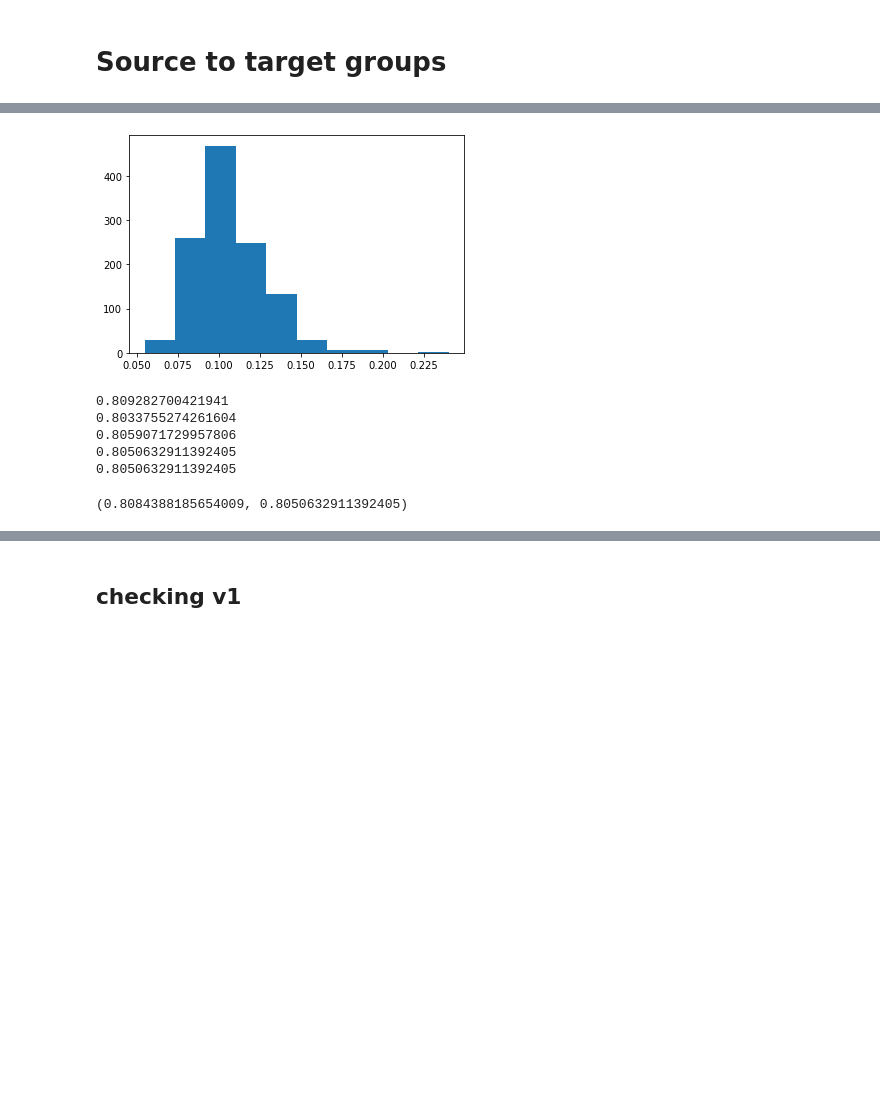
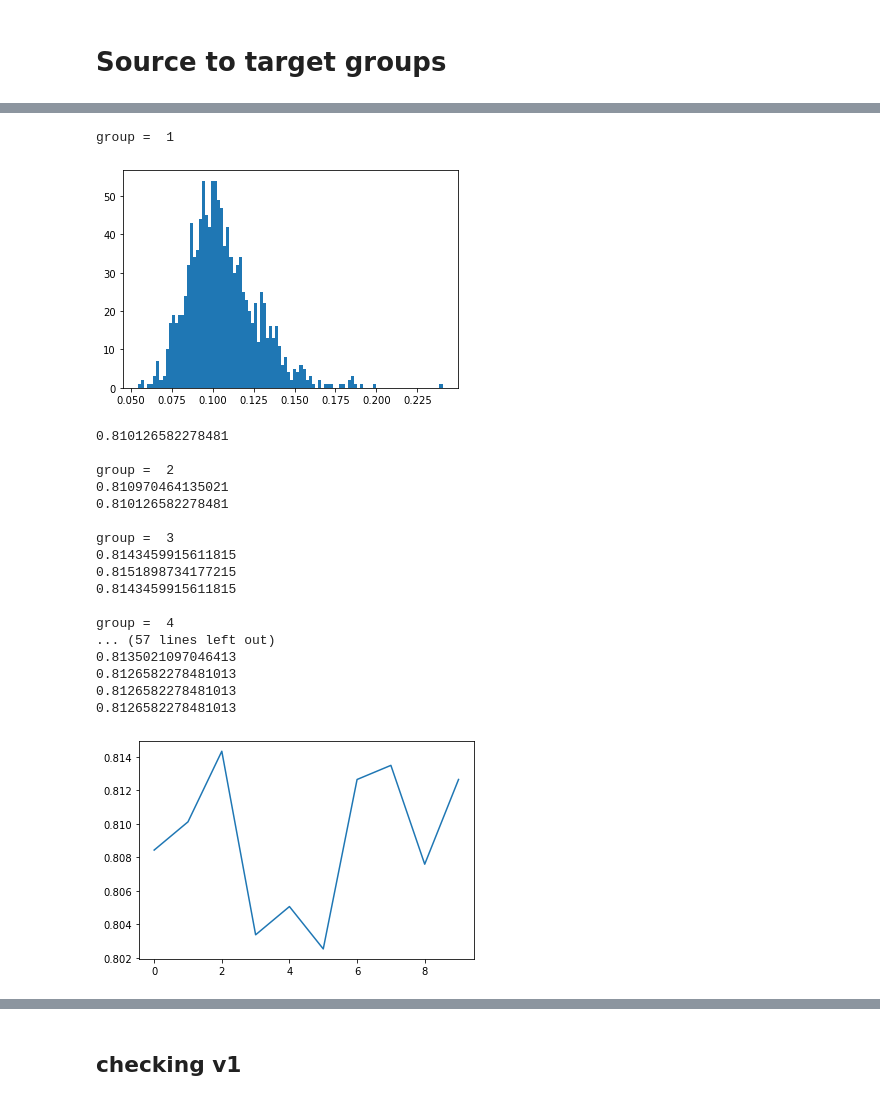
Before and after one commit to zycalice/domain-adaptation-nlp, a Jupyter notebook: notebooks/product_reviews.ipynb, the cells around one changed output, grey strips where cells are left out. Cells and saved outputs as stored; diff of their text form; code cells hidden in the pictures; blank space fills up the shorter version.

```diff
--- a/notebooks/product_reviews.ipynb
+++ b/notebooks/product_reviews.ipynb
@@ -212,7 +215,7 @@ def psuedo_labeling(X_source, y_source, X_ti, y_ti, model):  # incorporate alpha
     y_source_updated = np.concatenate((y_source, y_pred), 0)
     return X_source_updated, y_source_updated
 
-def gradual_train(X_source, y_source, X_target, y_target, base_model, data_size=2000, group_size=5):
+def gradual_train(X_source, y_source, X_target, y_target, base_model, data_size=2000, group_size=5, plot_hist=True):
 
     # initial model:
     model = base_model
@@ -222,8 +225,9 @@ def gradual_train(X_source, y_source, X_target, y_target, base_model, data_size=
     # calculate distances
     source_center = np.mean(X_source, 0)
     dists = [1 - cosine_similarity(source_center.reshape(1,-1), x.reshape(1, -1))[0][0] for x in X_target]
-    plt.hist(dists)
-    plt.show()
+    if plot_hist:
+        plt.hist(dists, bins = 100)
+        plt.show()
 
     # create groups within targets and gradually train
     dists = np.array(dists)
@@ -248,6 +252,25 @@ def gradual_train(X_source, y_source, X_target, y_target, base_model, data_size=
     gradual = model.score(X_target, y_target)
 
     return original, gradual
+# %%
+def gradual_train_groups(X_source, y_source, X_target, y_target, base_model, data_size, group_range):
+    accuracies = []
+    for i in range(group_range[0]+1, group_range[1]+1):
+        print("\ngroup = ", i)
+        plot_hist = False
+        if i==1:
+            plot_hist = True
+        data_size = data_size
+        base_model = base_model
+        original, gradual = gradual_train(X_source, y_source, X_target, y_target,
+                                          base_model, data_size=data_size, group_size=i, plot_hist=plot_hist)
+        if i==1:
+            accuracies.append(original)
+        else:
+            accuracies.append(gradual)
+
+    plt.plot(accuracies)
+    plt.show()
 # %%
 data_size = 2000
 base_model = LogisticRegression(max_iter = 200000)
@@ -264,16 +326,29 @@ gradual_train(output_train_az[:data_size], y_train_az[:data_size], output_train_
 # %%
 data_size = 1185
 base_model = LogisticRegression(max_iter = 200000)
-gradual_train(output_train_az[:data_size], y_train_az[:data_size], output_train_fi[:data_size], y_train_fi[:data_size],
-              base_model, data_size=data_size, group_size=5)
+gradual_train_groups(output_train_az[:data_size], y_train_az[:data_size], output_train_fi[:data_size], y_train_fi[:data_size],
+                     base_model, data_size=data_size, group_range=[0, 10])
 # %% [output]
+group =  1
-[figure, old version]
+[figure, new version]
-0.809282700421941
-0.8033755274261604
-0.8059071729957806
-0.8050632911392405
-0.8050632911392405
-(0.8084388185654009, 0.8050632911392405)
+0.810126582278481
+
+group =  2
+0.810970464135021
+0.810126582278481
+
+group =  3
+0.8143459915611815
+0.8151898734177215
+0.8143459915611815
+
+group =  4
+... (57 lines left out)
+0.8135021097046413
+0.8126582278481013
+0.8126582278481013
+0.8126582278481013
+[figure, added]
 # %%
 data_size = 1185
 base_model = LogisticRegression(max_iter = 200000)
```
Also changed, not shown: parts of 6 cells of this notebook, 1 other file.
